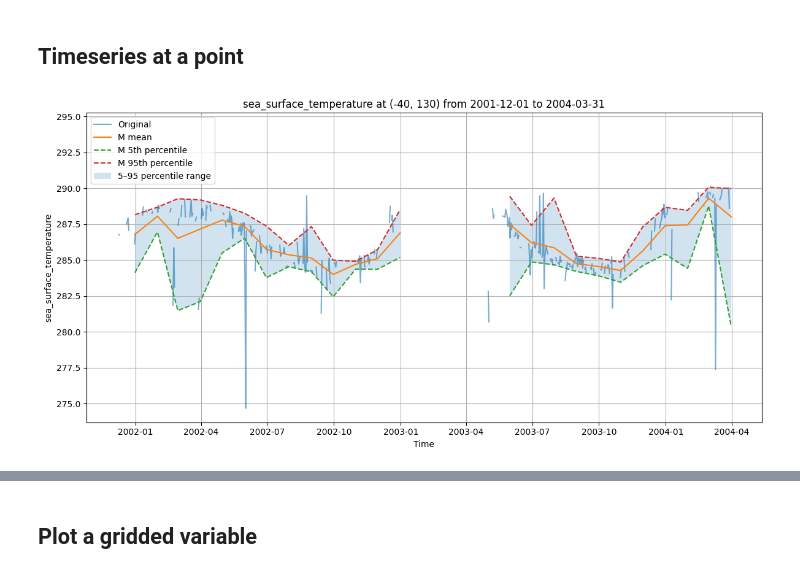
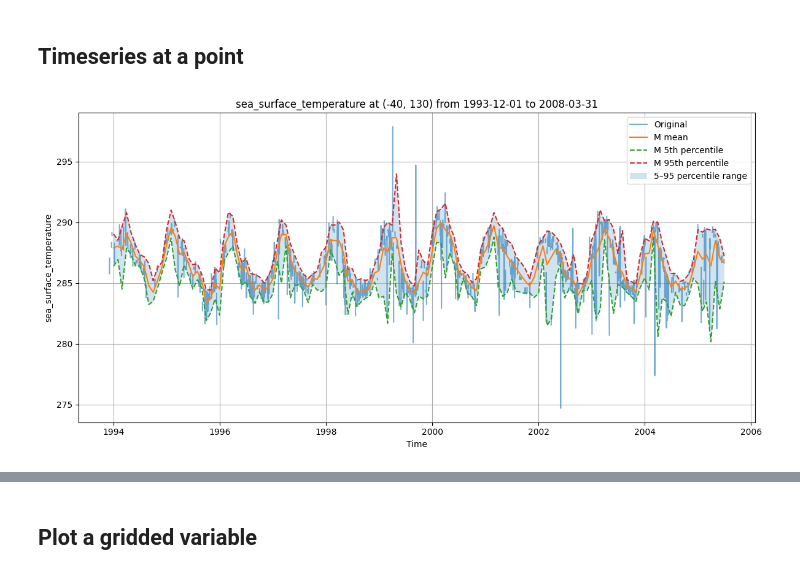
Before and after one commit to aodn/aodn_cloud_optimised, a Jupyter notebook: notebooks/satellite_ghrsst_l3s_1day_daynighttime_single_sensor_southernocean.ipynb, the cells around one changed output, grey strips where cells are left out. Cells and saved outputs as stored; diff of their text form; code cells hidden in the pictures.

```diff
--- a/notebooks/satellite_ghrsst_l3s_1day_daynighttime_single_sensor_southernocean.ipynb
+++ b/notebooks/satellite_ghrsst_l3s_1day_daynighttime_single_sensor_southernocean.ipynb
@@ -56,12 +56,12 @@ aodn_dataset.plot_time_coverage()
 # %%
 %%time
 %%time
 time_series_df = aodn_dataset.get_timeseries_data(var_name='sea_surface_temperature',
                                                   lat=-40,
                                                   lon=130,
-                                                  date_start='2001-12-01',
-                                                  date_end='2004-03-31',
+                                                  date_start='1993-12-01',
+                                                  date_end='2008-03-31',
                                                   lon_name_override="lon",
                                                   lat_name_override="lat").plot_timeseries()
 # %% [output]
-[figure, old version]
+[figure, new version]
```
Also changed, not shown: parts of 7 cells of this notebook, 2 other files.
